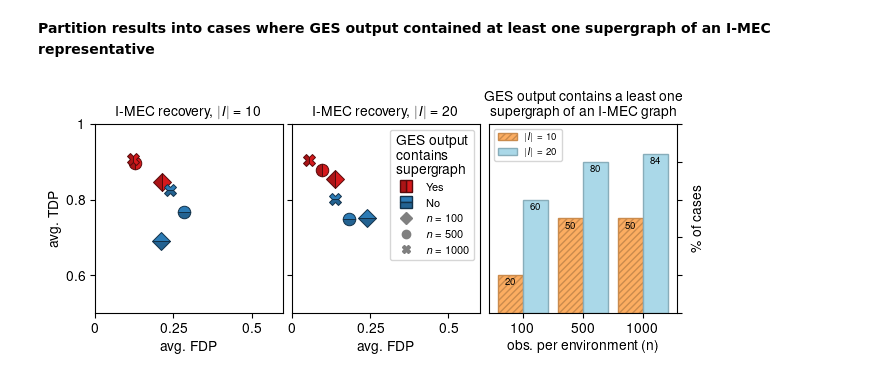
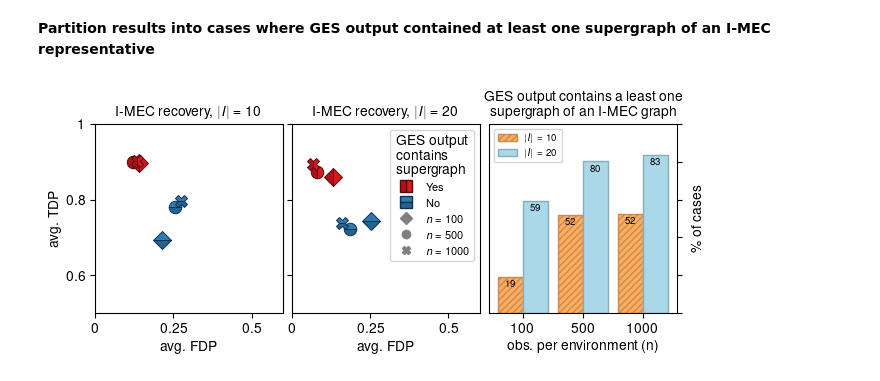
Before and after one commit to juangamella/ut-lvce-paper, a Jupyter notebook: figures_comparisons.ipynb, the cells around one changed output. Saved outputs shown, nothing was run; the diff lists cells and outputs as text; code cells hidden in the pictures.

Commit message:
Updated plotting notebook with 10 runs files

```diff
--- a/figures_comparisons.ipynb
+++ b/figures_comparisons.ipynb
@@ -500,14 +494,14 @@ def plot_roc_bin(ax,values_yes,values_no,mean=True,label_y=False,xticks=None,leg
 # %%
 files_hs = [
 [
-"comparison_experiments/results_1647722769__cluster:1_seed:42_tag:ffchs_disc:15_runs:1_m:ubil_min_parents:2_G:50_k:2.1_p:20_w_lo:0.7_w_hi:0.7_v_lo:0.5_v_hi:0.6_i_v_lo:6.0_i_v_hi:12.0_psi_lo:0.2_psi_hi:0.3_i_psi_lo:0.2_i_psi_hi:1.0_h:2_e:5_size_I:10_it:0_sl:0_n:500/compiled_results.pickle",
-"comparison_experiments/results_1647722770__cluster:1_seed:42_tag:ffchs_disc:15_runs:1_m:ubil_min_parents:2_G:50_k:2.1_p:20_w_lo:0.7_w_hi:0.7_v_lo:0.5_v_hi:0.6_i_v_lo:6.0_i_v_hi:12.0_psi_lo:0.2_psi_hi:0.3_i_psi_lo:0.2_i_psi_hi:1.0_h:2_e:5_size_I:10_it:0_sl:0_n:100/compiled_results.pickle",
-"comparison_experiments/results_1647722770__cluster:1_seed:42_tag:ffchs_disc:15_runs:1_m:ubil_min_parents:2_G:50_k:2.1_p:20_w_lo:0.7_w_hi:0.7_v_lo:0.5_v_hi:0.6_i_v_lo:6.0_i_v_hi:12.0_psi_lo:0.2_psi_hi:0.3_i_psi_lo:0.2_i_psi_hi:1.0_h:2_e:5_size_I:10_it:0_sl:0_n:1000/compiled_results.pickle",
+"comparison_experiments/results_1647797913__cluster:1_seed:42_tag:fffchs_disc:15_runs:10_m:ubil_min_parents:2_G:50_k:2.1_p:20_w_lo:0.7_w_hi:0.7_v_lo:0.5_v_hi:0.6_i_v_lo:6.0_i_v_hi:12.0_psi_lo:0.2_psi_hi:0.3_i_psi_lo:0.2_i_psi_hi:1.0_h:2_e:5_size_I:10_it:0_sl:0_n:1000/compiled_results.pickle",
+"comparison_experiments/results_1647797914__cluster:1_seed:42_tag:fffchs_disc:15_runs:10_m:ubil_min_parents:2_G:50_k:2.1_p:20_w_lo:0.7_w_hi:0.7_v_lo:0.5_v_hi:0.6_i_v_lo:6.0_i_v_hi:12.0_psi_lo:0.2_psi_hi:0.3_i_psi_lo:0.2_i_psi_hi:1.0_h:2_e:5_size_I:10_it:0_sl:0_n:100/compiled_results.pickle",
+"comparison_experiments/results_1647797915__cluster:1_seed:42_tag:fffchs_disc:15_runs:10_m:ubil_min_parents:2_G:50_k:2.1_p:20_w_lo:0.7_w_hi:0.7_v_lo:0.5_v_hi:0.6_i_v_lo:6.0_i_v_hi:12.0_psi_lo:0.2_psi_hi:0.3_i_psi_lo:0.2_i_psi_hi:1.0_h:2_e:5_size_I:10_it:0_sl:0_n:500/compiled_results.pickle",
 ],
 [
-"comparison_experiments/results_1647722775__cluster:1_seed:42_tag:ffchs_disc:15_runs:1_m:ubil_min_parents:2_G:50_k:2.1_p:20_w_lo:0.7_w_hi:0.7_v_lo:0.5_v_hi:0.6_i_v_lo:6.0_i_v_hi:12.0_psi_lo:0.2_psi_hi:0.3_i_psi_lo:0.2_i_psi_hi:1.0_h:2_e:5_size_I:20_it:1_sl:0_n:500/compiled_results.pickle",
-"comparison_experiments/results_1647722776__cluster:1_seed:42_tag:ffchs_disc:15_runs:1_m:ubil_min_parents:2_G:50_k:2.1_p:20_w_lo:0.7_w_hi:0.7_v_lo:0.5_v_hi:0.6_i_v_lo:6.0_i_v_hi:12.0_psi_lo:0.2_psi_hi:0.3_i_psi_lo:0.2_i_psi_hi:1.0_h:2_e:5_size_I:20_it:1_sl:0_n:100/compiled_results.pickle",
-"comparison_experiments/results_1647722776__cluster:1_seed:42_tag:ffchs_disc:15_runs:1_m:ubil_min_parents:2_G:50_k:2.1_p:20_w_lo:0.7_w_hi:0.7_v_lo:0.5_v_hi:0.6_i_v_lo:6.0_i_v_hi:12.0_psi_lo:0.2_psi_hi:0.3_i_psi_lo:0.2_i_psi_hi:1.0_h:2_e:5_size_I:20_it:1_sl:0_n:1000/compiled_results.pickle",
+"comparison_experiments/results_1647797920__cluster:1_seed:42_tag:fffchs_disc:15_runs:10_m:ubil_min_parents:2_G:50_k:2.1_p:20_w_lo:0.7_w_hi:0.7_v_lo:0.5_v_hi:0.6_i_v_lo:6.0_i_v_hi:12.0_psi_lo:0.2_psi_hi:0.3_i_psi_lo:0.2_i_psi_hi:1.0_h:2_e:5_size_I:20_it:1_sl:0_n:100/compiled_results.pickle",
+"comparison_experiments/results_1647797920__cluster:1_seed:42_tag:fffchs_disc:15_runs:10_m:ubil_min_parents:2_G:50_k:2.1_p:20_w_lo:0.7_w_hi:0.7_v_lo:0.5_v_hi:0.6_i_v_lo:6.0_i_v_hi:12.0_psi_lo:0.2_psi_hi:0.3_i_psi_lo:0.2_i_psi_hi:1.0_h:2_e:5_size_I:20_it:1_sl:0_n:1000/compiled_results.pickle",
+"comparison_experiments/results_1647797920__cluster:1_seed:42_tag:fffchs_disc:15_runs:10_m:ubil_min_parents:2_G:50_k:2.1_p:20_w_lo:0.7_w_hi:0.7_v_lo:0.5_v_hi:0.6_i_v_lo:6.0_i_v_hi:12.0_psi_lo:0.2_psi_hi:0.3_i_psi_lo:0.2_i_psi_hi:1.0_h:2_e:5_size_I:20_it:1_sl:0_n:500/compiled_results.pickle",
 ]]
 # %%
 values_hs, supergraphs_hs, size_initial_graphs_hs = process_results(files_hs, debug=False, what='graphs', exclude=exclude)
@@ -558,7 +552,7 @@ ax.set_ylim(0.5, 1)
 # Histogram
 supergraphs = supergraphs_hs
 Is_to_plot = [10,20]
-total_cases = 50
+total_cases = 500
 plt.subplot(gs[2])
 ax = plt.gca()
 j = 0
@@ -569,31 +563,31 @@ hatch = ['/////', None] # / , \\ , | , - , + , x, o, O, ., *
 for size_I, dict_I in supergraphs.items():
     if size_I not in Is_to_plot:
         continue
     ns_freq = sorted(zip(dict_I.keys(), [(counts > 0).sum() for counts in dict_I.values()]))
     Ns = [n for n,_ in ns_freq]
     freqs = np.array([f / total_cases for _,f in ns_freq]) * 100
 
     x = np.arange(len(Ns)) + dev*j
     ax.bar(x, freqs, width=dev, label="$|I|=%d$" % size_I, color=c[j], edgecolor=cb[j], hatch=hatch[j])
 
     for i,freq in enumerate(freqs):
         ax.text(i+dev*j,freq-5,("%d" % (freq)), ha='center',size=7)
 
     j += 1
 ax.set_xticks(np.arange(len(Ns)) + dev / 2)
 ax.set_xticklabels(Ns)
 ax.set_ylim(0,100)
 ax.set_title("GES output contains a least one\nsupergraph of an I-MEC graph", size=10)
 ax.set_ylabel("\% of cases")
 ax.set_xlabel("obs. per environment (n)")
 ax.yaxis.tick_right()
 ax.set_yticklabels([])
 ax.yaxis.set_label_position("right")
 ax.legend(ncol=1, prop={'size': 7})
 
 
 filename = "figure_ges_binning.pdf"
 if filename is not None:
     plt.savefig("figures/%s" % filename, bbox_inches='tight')
 # %% [output]
-[figure, old version]
+[figure, new version]
```
Also changed, not shown: parts of 8 cells of this notebook.
